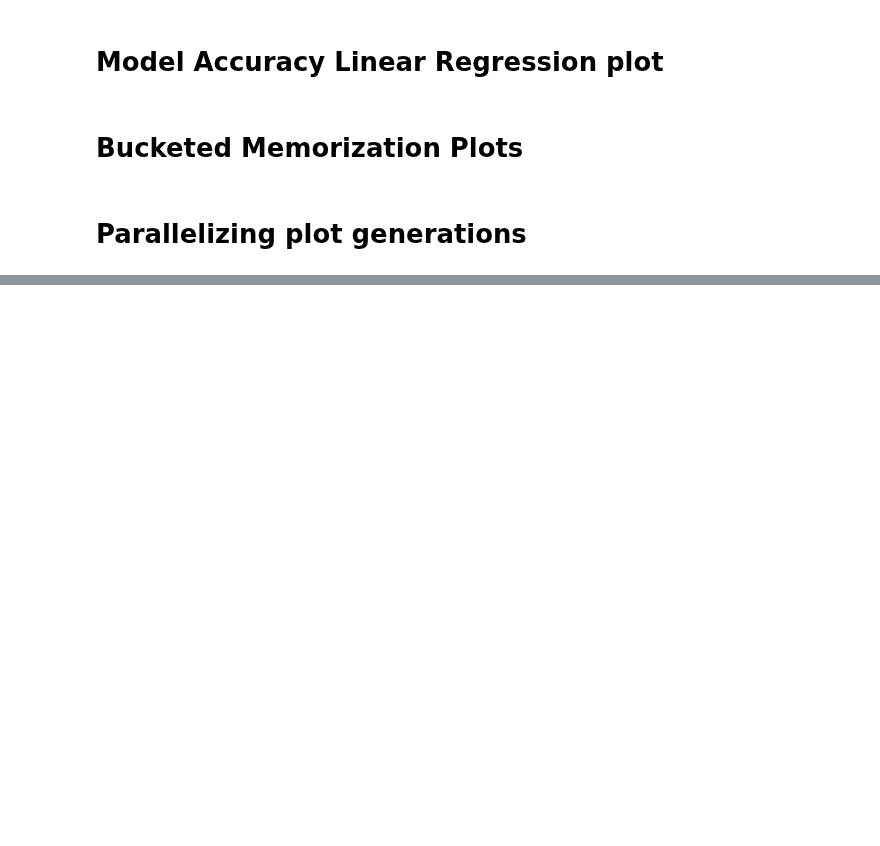
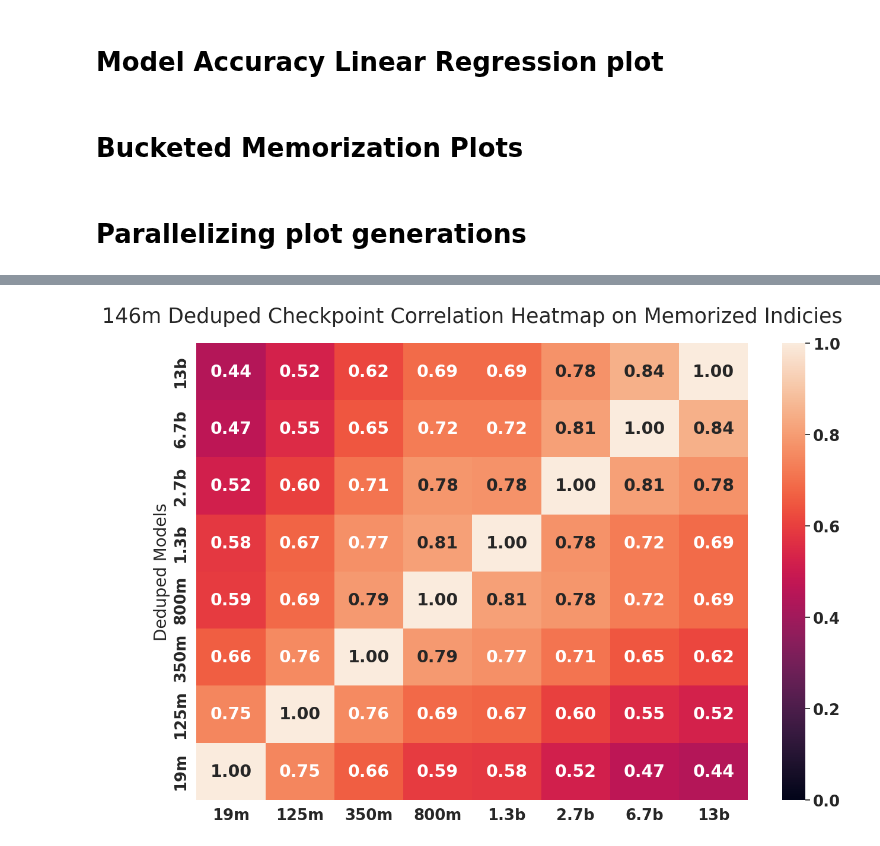
Before and after one commit to EleutherAI/gpt-neox, a Jupyter notebook: eda.ipynb, the cells around one changed output, grey strips where cells are left out. Drawn from its saved outputs; the diff is of its cells as text; code cells hidden in the pictures; blank space fills up the shorter version.

```diff
--- a/eda.ipynb
+++ b/eda.ipynb
@@ -465,8 +588,8 @@ import multiprocessing as mp
 from multiprocessing import Process, Lock
 manager = MPManager()
 lock = Lock()
-for model_one, checkpoints in models.items():
-    for checkpoint_one in checkpoints:
-        manager.add(Process(target=sampled_kde_of_checkpoint, args=(model_one,
-            checkpoint_one, models)))
-manager.join()
+for model in models:
+    for checkpoint in tqdm(checkpoints[-1:], desc = model):
+#         manager.add(Process(target=scatter_plot_of_checkpoint, args=(model,
+#             checkpoint)))
+        scatter_plot_of_checkpoint(model, checkpoint)
@@ -472,0 +612,72 @@ manager.join()
+# %%
+import seaborn as sns
+import matplotlib.pyplot as plt
+from scipy import stats
+import img2pdf
+import numpy as np
+
+def correlation_heatmap_of_models(percentile=0, checkpoint=143000):
+    '''Plots Pearson'R correlation between models
+
+    `percentile`: Most memorized data percentile
+    '''
+    # Theming
+    plt.clf()
+    plt.rcParams["figure.figsize"] = (32,32)
+    sns.set_theme(font_scale=1.7)
+
+
+    # We will use stats.pearsonr for correlation calculations
+    df = {}
+    for model in models:
+        df[model] = memorization_results[f'{model}-{checkpoint}']['accuracy']
+
+    # Extract top percentile evals if specified
+    for model in models:
+        if percentile > 0 and percentile != 1:
+            top_percentile_acc = np.nanpercentile(df[f'{model}'],percentile)
+            df[f'{model}'] = df[f'{model}'] >= top_percentile_acc
+            df[f'{model}'] = df[f'{model}'].astype('float32').to_numpy()
+        elif percentile == 1:
+            df[f'{model}'] = df[f'{model}'] == 1
+            df[f'{model}'] = df[f'{model}'].astype('float32')
+
+    model_names = [m.split('-')[0] for m in models]
+    correlation = pd.DataFrame(index = model_names)
+    for model_1 in models:
+        corrs = []
+        for model_2 in tqdm(models, desc=model_1):
+            acc_1 = df[model_1]
+            acc_2 = df[model_2]
+            corr = stats.pearsonr(acc_1, acc_2).statistic
+            corrs.append(corr)
+        correlation[model_names[models.index(model_1)]] = corrs
+
+    # Heatmap we add annotations to also indicate value of pearson's R
+    ax = sns.heatmap(correlation, annot=True, fmt='.2f', vmin=0, vmax=1, yticklabels = model_names, xticklabels = model_names)
+    ax.invert_yaxis()
+    checkpoint = checkpoint_names[checkpoints.index(checkpoint)]
+    title = f"{checkpoint} Deduped Checkpoint Correlation Heatmap"
+    if percentile == 1:
+        title += f" on Memorized Indicies"
+    elif percentile > 0:
+        title += f" on top {percentile} Indicies"
+    plt.title(title, fontsize=25)
+    plt.ylabel("Deduped Models", fontsize=20)
+    plt.savefig('./plots/tmp.png')
+    if percentile == 0:
+        with open(f"./plots/model_correlation_deduped_{checkpoint}.pdf","wb") as f:
+            f.write(img2pdf.convert('./plots/tmp.png'))
+    elif percentile == 1:
+        with open(f"./plots/model_correlation_deduped_{checkpoint}_acc1.pdf","wb") as f:
+            f.write(img2pdf.convert('./plots/tmp.png'))
+    else:
+        with open(f"./plots/model_correlation_deduped_{checkpoint}_{percentile}_percentile.pdf","wb") as f:
+            f.write(img2pdf.convert('./plots/tmp.png'))
+update_params()
+for checkpoint in checkpoints[-1:]:
+    correlation_heatmap_of_models(0, checkpoint)
+    correlation_heatmap_of_models(90, checkpoint)
+    correlation_heatmap_of_models(99, checkpoint)
+    correlation_heatmap_of_models(1, checkpoint)
+# %% [output]
@@ -472,0 +688 @@ manager.join()
+[figure, added]
```
Also changed, not shown: parts of 22 cells of this notebook, 3 other files.
